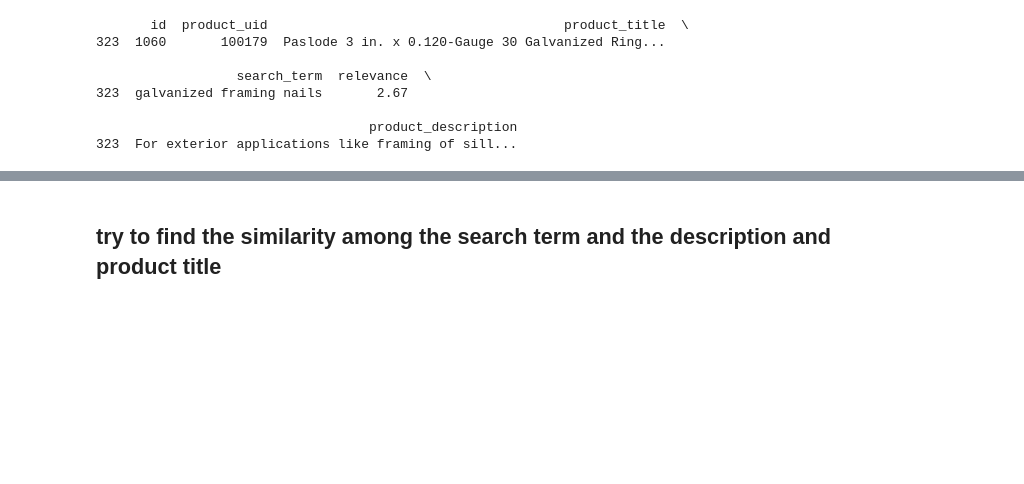
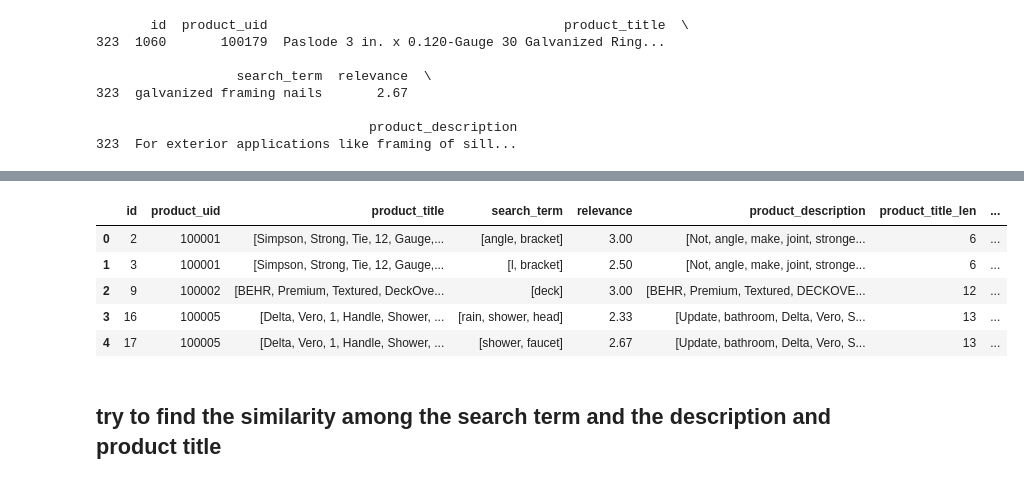
Before and after one commit to zxzjim/MyThinkful, a Jupyter notebook: CapStoneProject_n/Home Depot Product Search Relevance.ipynb, the cells around one changed output, grey strips where cells are left out. Drawn from its saved outputs; the diff is of its cells as text; code cells hidden in the pictures; blank space fills up the shorter version.

```diff
--- a/CapStoneProject_n/Home Depot Product Search Relevance.ipynb
+++ b/CapStoneProject_n/Home Depot Product Search Relevance.ipynb
@@ -182,0 +197,4 @@ print df
+# %%
+train_merged['product_title'] = train_merged['product_title'].apply(tokenize_text)
+train_merged['product_description'] = train_merged['product_description'].apply(tokenize_text)
+train_merged['search_term'] = train_merged['search_term'].apply(tokenize_text)
@@ -182,0 +210,4 @@ print df
+# %%
+train_merged['product_title'] = train_merged['product_title'].apply(remove_stopwords)
+train_merged['product_description'] = train_merged['product_description'].apply(remove_stopwords)
+train_merged['search_term'] = train_merged['search_term'].apply(remove_stopwords)
@@ -182,0 +223,4 @@ print df
+# %%
+train_merged['product_title'] = train_merged['product_title'].apply(get_words_stem)
+train_merged['product_description'] = train_merged['product_description'].apply(get_words_stem)
+train_merged['search_term'] = train_merged['search_term'].apply(get_words_stem)
@@ -183,3 +236,16 @@ print df
+# %%
+train_merged['product_title_len'] = train_merged['product_title'].apply(len)
+train_merged['product_description_len'] = train_merged['product_description'].apply(len)
+train_merged['search_term_len'] = train_merged['search_term'].apply(len)
+# %%
+train_merged.head()
+# %% [output]
+|  | id | product_uid | product_title | search_term | relevance | product_description | product_title_len | ... |
+| 0 | 2 | 100001 | [Simpson, Strong, Tie, 12, Gauge,... | [angle, bracket] | 3.00 | [Not, angle, make, joint, stronge... | 6 | ... |
+| 1 | 3 | 100001 | [Simpson, Strong, Tie, 12, Gauge,... | [l, bracket] | 2.50 | [Not, angle, make, joint, stronge... | 6 | ... |
+| 2 | 9 | 100002 | [BEHR, Premium, Textured, DeckOve... | [deck] | 3.00 | [BEHR, Premium, Textured, DECKOVE... | 12 | ... |
+| 3 | 16 | 100005 | [Delta, Vero, 1, Handle, Shower, ... | [rain, shower, head] | 2.33 | [Update, bathroom, Delta, Vero, S... | 13 | ... |
+| 4 | 17 | 100005 | [Delta, Vero, 1, Handle, Shower, ... | [shower, faucet] | 2.67 | [Update, bathroom, Delta, Vero, S... | 13 | ... |
 # %% [markdown]
 ## try to find the similarity among the search term and the description and product title
 # %% [markdown]
```
Also changed, not shown: parts of 28 cells of this notebook, 1 other file.
